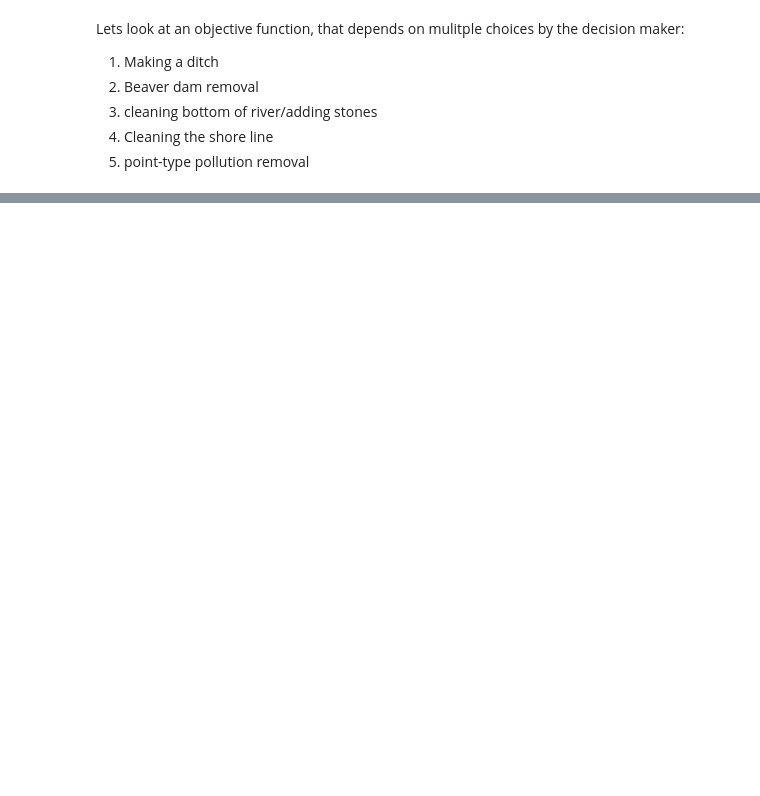
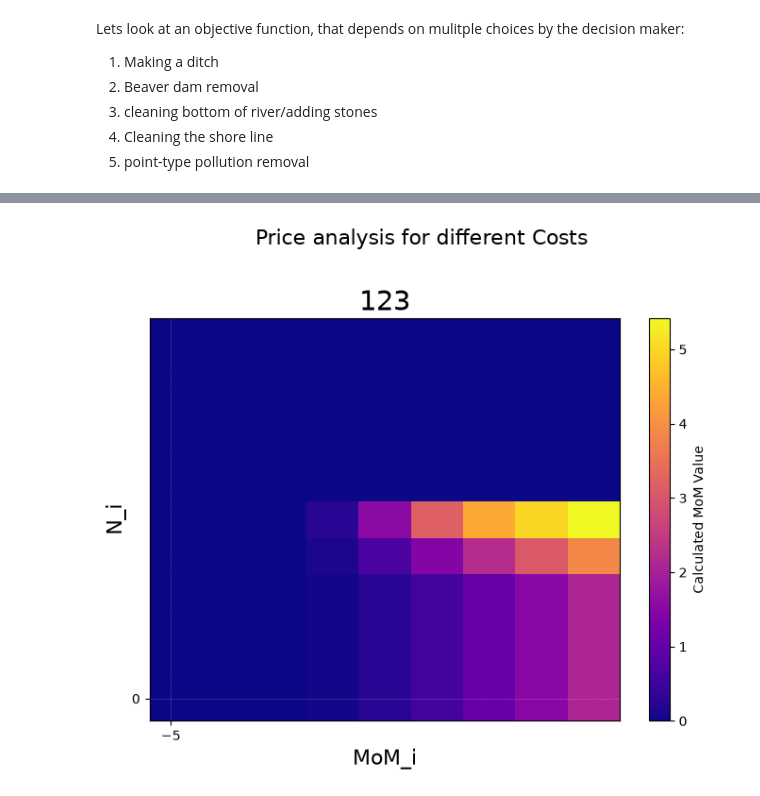
Before and after one commit to maartinjshz/Fuzzy-Rule-Base, a Jupyter notebook: conference_material/Notebooks/Implicative_syst_and_VoI.ipynb, the cells around one changed output, grey strips where cells are left out. Drawn from its saved outputs; the diff is of its cells as text; code cells hidden in the pictures; blank space fills up the shorter version.

```diff
--- a/conference_material/Notebooks/Implicative_syst_and_VoI.ipynb
+++ b/conference_material/Notebooks/Implicative_syst_and_VoI.ipynb
@@ -562,17 +461,32 @@ column_name_to_update = age_data_df.columns[3]
 constant_sum = type_3_qualityGrid[3, -1] + type_3_qualityGrid[3, 0]
 age_data_df[column_name_to_update] = constant_sum - age_data_df[column_name_to_update]
 
-resutlt_matrix_final = np.zeros((11, 20))
+resutlt_matrix_final = np.zeros((11, 9))
 
 change_of_quality = np.linspace(-5,5,11)
 
+if 'pr' in locals():
+    try:
+        pr.disable()
+    except Exception:
+        pass
+
+pr = cProfile.Profile()
+pr.enable()
+
 for id_a, a in enumerate(change_of_quality):
-    results_matrix, ranges, membership_value = perform_infernece_and_evaluation_with_data(age_data_df.iloc[0].values+a, type_3_qualityGrid, step_size=5,
+    results_matrix, ranges, membership_value = perform_infernece_and_evaluation_with_data(age_data_df.iloc[0].values+a, type_3_qualityGrid, step_size=2,
                                             Number_of_grid_points=Number_of_grid_points,
                                             sample_name='G261 (Aģe)', type_of_tnorm='luk',
-                                            use_the_same_tnorm=False,
+                                            use_the_same_tnorm=True,
                                             cost_value_config=cost_value_config,
                                             u_space=np.ogrid[0:1:2j, 0:1:10j, 0:1:10j, 0:1:10j, 0:1:10j],
                                             payoff_function=payoff_function_realistic)
 
     resutlt_matrix_final[id_a, :] = results_matrix[:, 0, 0, 0, 0, 0]
+
+pr.disable()
+
+s = StringIO()
+pstats.Stats(pr, stream=s).sort_stats("cumtime").print_stats(40)
+print(s.getvalue())
@@ -578,0 +533,7 @@ for id_a, a in enumerate(change_of_quality):
+# %%
+
+plot_payoff_plots(resutlt_matrix_final, "123",
+                  np.linspace(-5,5, 11), np.linspace(0, 1, 9),
+                  ["MoM_i", "N_i"])
+# %% [output]
+[figure, added]
```
Also changed, not shown: parts of 14 cells of this notebook, 2 other files.
